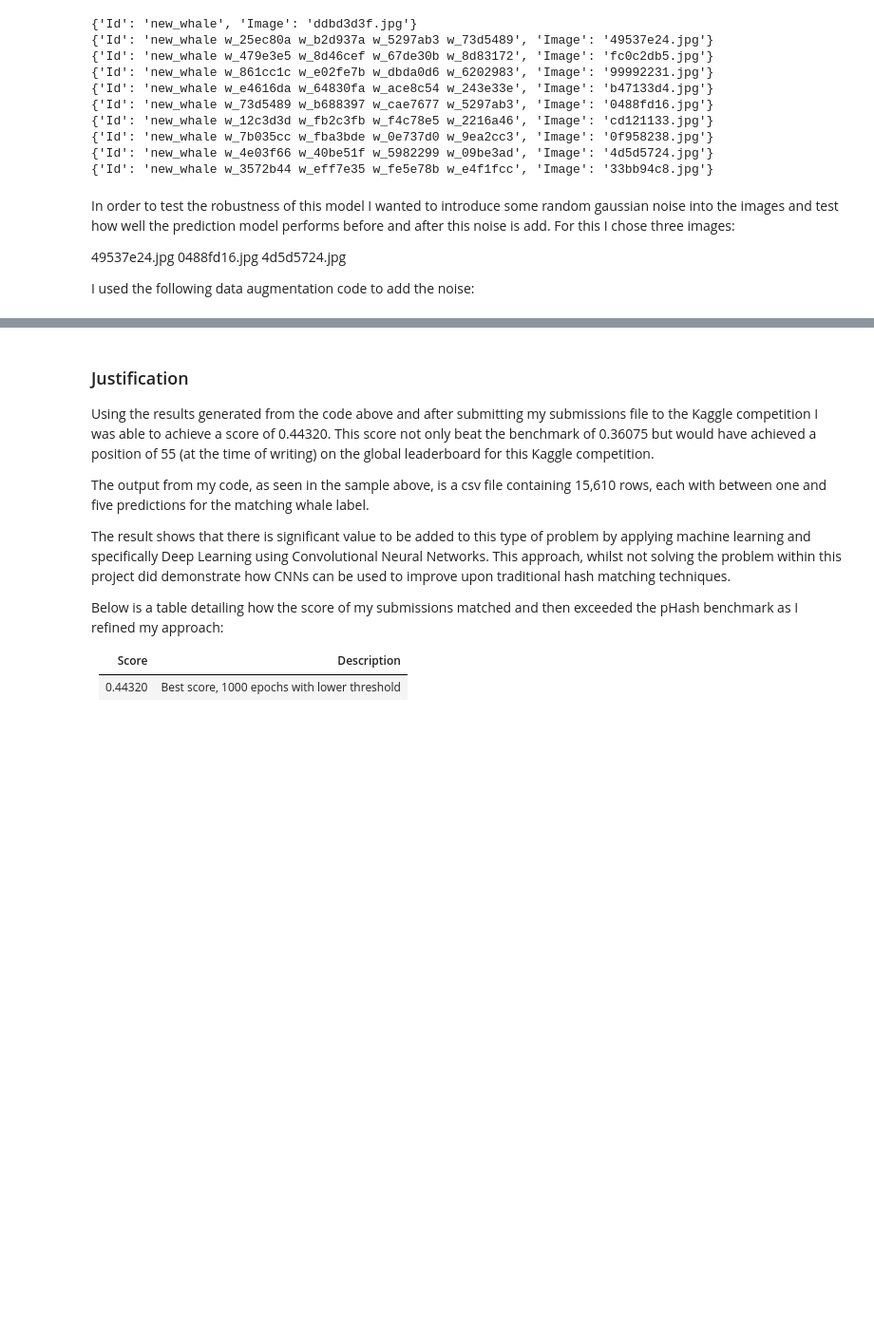
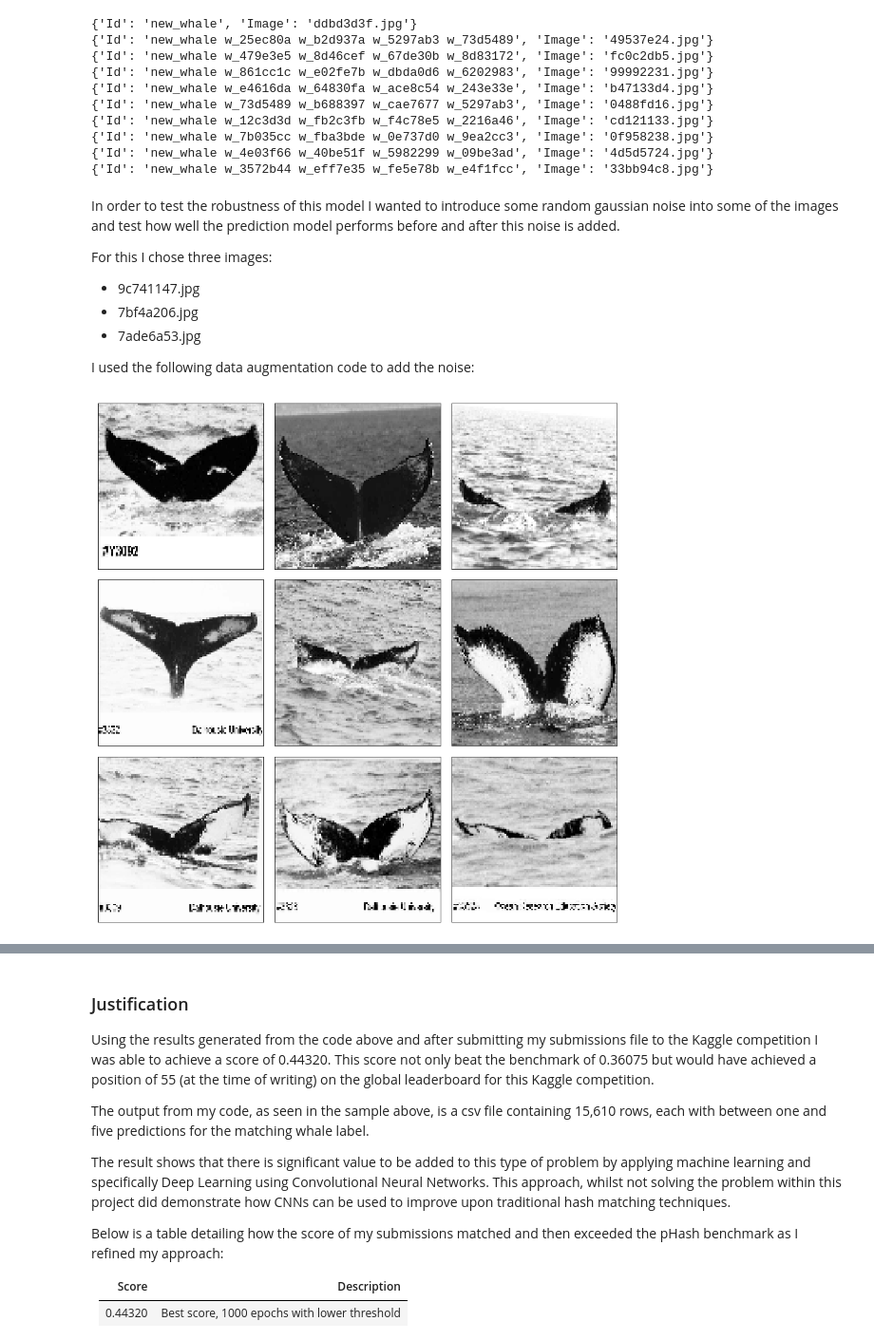
Before and after one commit to Bonz07/MachineLearningNanodegree, a Jupyter notebook: projects/capstone/capstone.ipynb, the cells around one changed output, grey strips where cells are left out. Shown at 95% size. Drawn from its saved outputs; the diff is of its cells as text; code cells hidden in the pictures; blank space fills up the shorter version.

```diff
--- a/projects/capstone/capstone.ipynb
+++ b/projects/capstone/capstone.ipynb
@@ -516,10 +547,12 @@ with open('sample_submission.csv') as csvfile:
 {'Id': 'new_whale w_4e03f66 w_40be51f w_5982299 w_09be3ad', 'Image': '4d5d5724.jpg'}
 {'Id': 'new_whale w_3572b44 w_eff7e35 w_fe5e78b w_e4f1fcc', 'Image': '33bb94c8.jpg'}
 # %% [markdown]
-In order to test the robustness of this model I wanted to introduce some random gaussian noise into the images and test how well the prediction model performs before and after this noise is add. For this I chose three images:
+In order to test the robustness of this model I wanted to introduce some random gaussian noise into some of the images and test how well the prediction model performs before and after this noise is added.
 
-49537e24.jpg
-0488fd16.jpg
-4d5d5724.jpg
+For this I chose three images:
+
+* 9c741147.jpg
+* 7bf4a206.jpg
+* 7ade6a53.jpg
 
 I used the following data augmentation code to add the noise:
@@ -547,0 +559,49 @@ salt_pepper_noise_imgs = add_salt_pepper_noise(X_imgs)
+# %%
+#enable reverse lookup of images from predicted labels
+
+v = {}
+for key, value in sorted(ImageToLabelDict.items()):
+    v.setdefault(value, []).append(key)
+
+#image1 = '../capstone/test/9c741147.jpg'
+#probs1 = [0.84070462, 0.11267345]
+#labels1 = ['w_d3ef4b2' 'w_e700deb']
+
+#image2 = '../capstone/test/7bf4a206.jpg'
+#probs2= [0.67868924, 0.12464489]
+#labels2 = ['w_21e178f', 'w_98baff9']
+
+#image3 = '../capstone/test/7ade6a53.jpg'
+#probs3 = [ 0.45092112, 0.30773205]
+#labels3 = ['w_fce6ab2', 'w_c06dd6e']
+
+#img_arr = ['../capstone/test/9c741147.jpg', '../capstone/train/6af9c34b.jpg', '../capstone/train/69d946a0.jpg',
+#          '../capstone/test/7bf4a206.jpg' ,'../capstone/train/1ae99bfc.jpg','../capstone/train/06f3adae.jpg',
+#          '../capstone/test/7ade6a53.jpg','../capstone/train/3e093171.jpg','../capstone/train/13151a25.jpg']
+
+#print(v['w_3cfeb1a'])
+
+def plotImage( images_arr, n_images=3):
+    fig, axes = plt.subplots(n_images, n_images, figsize=(12,12))
+    axes = axes.flatten()
+    for img, ax in zip( images_arr, axes):
+        if img.ndim != 2:
+            img = img.reshape( (SIZE,SIZE))
+        ax.imshow( img, cmap="Greys_r")
+        ax.set_xticks(())
+        ax.set_yticks(())
+    plt.tight_layout()
+
+img_array=[]
+Images=['../capstone/test/9c741147.jpg', '../capstone/train/6af9c34b.jpg', '../capstone/train/69d946a0.jpg',
+          '../capstone/test/7bf4a206.jpg' ,'../capstone/train/1ae99bfc.jpg','../capstone/train/06f3adae.jpg',
+          '../capstone/test/7ade6a53.jpg','../capstone/train/3e093171.jpg','../capstone/train/13151a25.jpg']
+
+
+for i in Images:
+    img = ImportImage(i)
+    img_array.append(img)
+
+plotImage(img_array)
+# %% [output]
+[figure, added]
```
Also changed, not shown: parts of 13 cells of this notebook.
